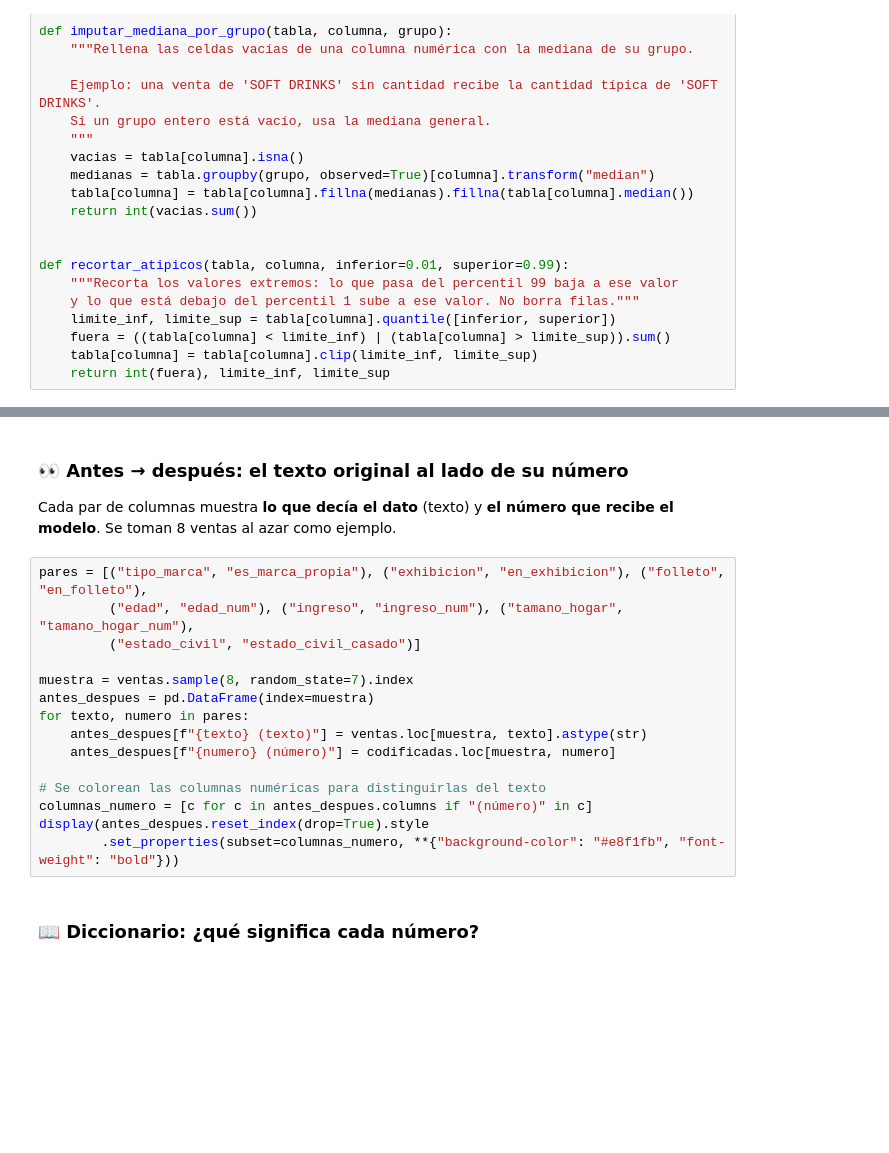
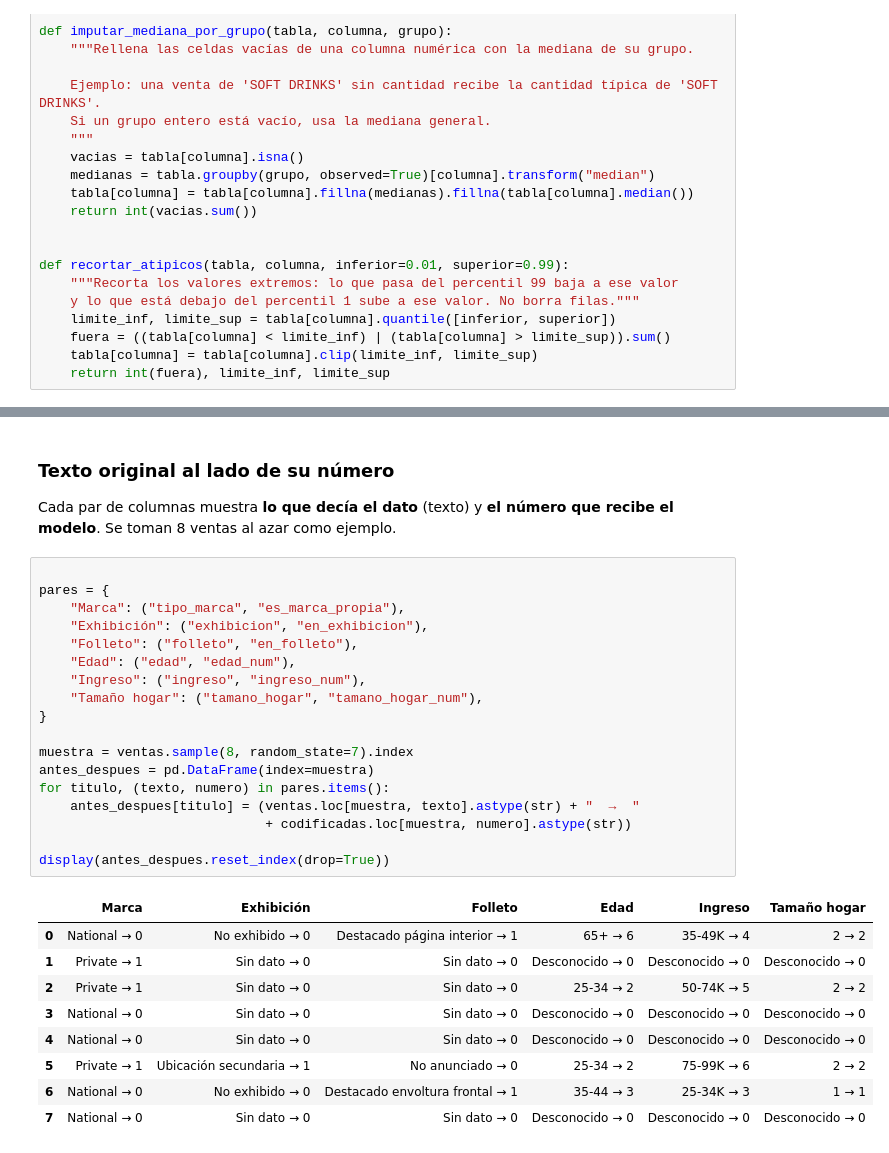
Before and after one commit to walbyn504/Laboratorio4-Mineria, a Jupyter notebook: lab4_IC2025.ipynb, the cells around one changed output, grey strips where cells are left out. Saved outputs shown, nothing was run; the diff lists cells and outputs as text; blank space fills up the shorter version.

```diff
--- a/lab4_IC2025.ipynb
+++ b/lab4_IC2025.ipynb
@@ -749,22 +954,33 @@ print(f"✅ Se crearon {codificadas.shape[1]} columnas numéricas para el modelo
 # %% [markdown]
-### 👀 Antes → después: el texto original al lado de su número
+### Texto original al lado de su número
 
 Cada par de columnas muestra **lo que decía el dato** (texto) y **el número que recibe el modelo**.
 Se toman 8 ventas al azar como ejemplo.
 # %%
-pares = [("tipo_marca", "es_marca_propia"), ("exhibicion", "en_exhibicion"), ("folleto", "en_folleto"),
-         ("edad", "edad_num"), ("ingreso", "ingreso_num"), ("tamano_hogar", "tamano_hogar_num"),
-         ("estado_civil", "estado_civil_casado")]
+
+pares = {
+    "Marca": ("tipo_marca", "es_marca_propia"),
+    "Exhibición": ("exhibicion", "en_exhibicion"),
+    "Folleto": ("folleto", "en_folleto"),
+    "Edad": ("edad", "edad_num"),
+    "Ingreso": ("ingreso", "ingreso_num"),
+    "Tamaño hogar": ("tamano_hogar", "tamano_hogar_num"),
+}
 
 muestra = ventas.sample(8, random_state=7).index
 antes_despues = pd.DataFrame(index=muestra)
-for texto, numero in pares:
-    antes_despues[f"{texto} (texto)"] = ventas.loc[muestra, texto].astype(str)
-    antes_despues[f"{numero} (número)"] = codificadas.loc[muestra, numero]
+for titulo, (texto, numero) in pares.items():
+    antes_despues[titulo] = (ventas.loc[muestra, texto].astype(str) + "  →  "
+                             + codificadas.loc[muestra, numero].astype(str))
 
-# Se colorean las columnas numéricas para distinguirlas del texto
-columnas_numero = [c for c in antes_despues.columns if "(número)" in c]
-display(antes_despues.reset_index(drop=True).style
-        .set_properties(subset=columnas_numero, **{"background-color": "#e8f1fb", "font-weight": "bold"}))
+display(antes_despues.reset_index(drop=True))
+# %% [output]
+|  | Marca | Exhibición | Folleto | Edad | Ingreso | Tamaño hogar |
+| 0 | National → 0 | No exhibido → 0 | Destacado página interior → 1 | 65+ → 6 | 35-49K → 4 | 2 → 2 |
+| 1 | Private → 1 | Sin dato → 0 | Sin dato → 0 | Desconocido → 0 | Desconocido → 0 | Desconocido → 0 |
+| 2 | Private → 1 | Sin dato → 0 | Sin dato → 0 | 25-34 → 2 | 50-74K → 5 | 2 → 2 |
+| 3 | National → 0 | Sin dato → 0 | Sin dato → 0 | Desconocido → 0 | Desconocido → 0 | Desconocido → 0 |
+| 4 | National → 0 | Sin dato → 0 | Sin dato → 0 | Desconocido → 0 | Desconocido → 0 | Desconocido → 0 |
+| 5 | Private → 1 | Ubicación secundaria → 1 | No anunciado → 0 | 25-34 → 2 | 75-99K → 6 | 2 → 2 |
+| 6 | National → 0 | No exhibido → 0 | Destacado envoltura frontal → 1 | 35-44 → 3 | 25-34K → 3 | 1 → 1 |
+| 7 | National → 0 | Sin dato → 0 | Sin dato → 0 | Desconocido → 0 | Desconocido → 0 | Desconocido → 0 |
-# %% [markdown]
-### 📖 Diccionario: ¿qué significa cada número?
```
Also changed, not shown: parts of 56 cells of this notebook.
